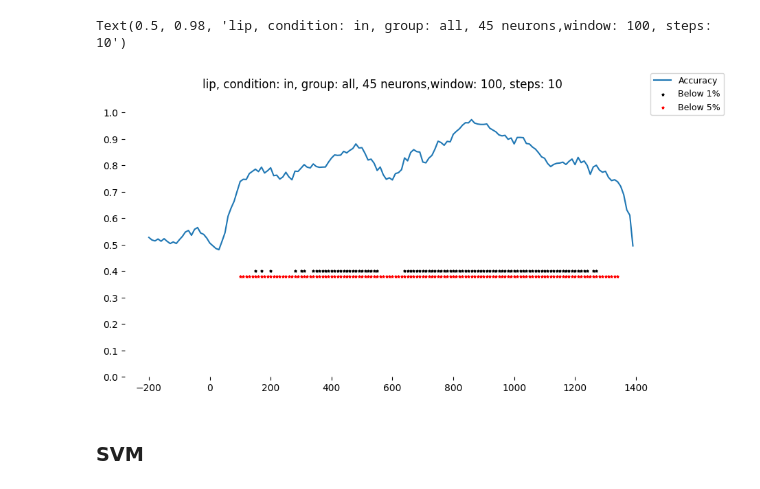
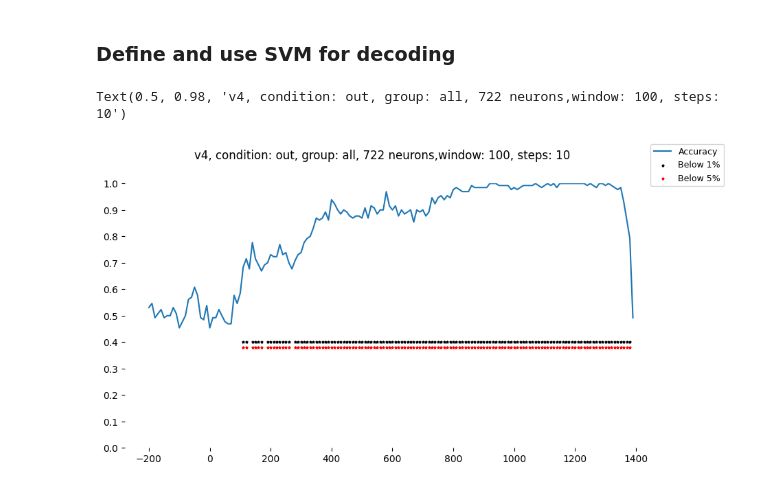
Before and after one commit to Ibos-lab/EphysVibe, a Jupyter notebook: examples/decoding.ipynb, the cells around one changed output. Cells and saved outputs as stored; diff of their text form; code cells hidden in the pictures.

Commit message:
Adapt svm decoding to new structures

```diff
--- a/examples/decoding.ipynb
+++ b/examples/decoding.ipynb
@@ -261,0 +224,34 @@ def plot_accuracy(scores,win_steps,neuron_max_shift,x_lim_min,x_lim_max,n_neuron
+# %%
+# load all  files
+paths_bhv,paths_sp=[],[]
+for line in lines_bhv:
+    paths_bhv.append(line.strip())
+for line in lines_sp:
+    paths_sp.append(line.strip())
+cgroup = "all"
+in_out="out"
+e_align="sample_on"
+win_size = 100
+step = 10
+fix_duration = 200
+sample_duration = 450
+fr_samples=[]
+max_n_trials = []
+num_neurons = 0
+to_decode ='neutral'
+def load_fr_samples(n_bhv:str,n_sp:str,n:int):
+    task,sp_avg = get_avg_fr(sp_path=n_sp,bhv_path =n_bhv,cgroup=cgroup,win=win_size,step=step,in_out=in_out,e_align=e_align,t_before=200,to_decode=to_decode)
+    return task,sp_avg
+tasks_all,frs_avg_all = [],[]
+
+for n_bhv,n_sp in zip(paths_bhv,paths_sp):
+    task,fr_avg = load_fr_samples(n_bhv,n_sp,1)
+    tasks_all.append(task)
+    frs_avg_all.append(fr_avg)
+
+# with Pool(1) as pool:
+#     async_fr = [pool.apply_async(load_fr_samples,args=(paths[n],n)) for n in np.arange(len(paths))]
+#     # frs = [asc.get() for asc in async_fr]
+#     for asc in async_fr:
+#         tasks_all.append(asc.get()[0])
+#         frs_avg_all.append(asc.get()[1])
@@ -262,3 +313,5 @@ def plot_accuracy(scores,win_steps,neuron_max_shift,x_lim_min,x_lim_max,n_neuron
+# %% [markdown]
+### Define and use SVM for decoding
 # %%
 model=  SVC(kernel='linear',C=20,decision_function_shape='ovr',gamma=0.001)
 # %%
@@ -266,11 +319,14 @@ le = LabelEncoder()
 
 le.fit(tasks[0]['sample'].unique())
 #all_df['sample']=le.transform(all_df['sample'])
-n_iterations = 1000
+n_iterations = 10
 rng = np.random.default_rng(seed=seed)
 it_seed = rng.integers(low=1, high=2023, size=n_iterations, dtype=int)
 windows = frs_avg[0].shape[2]
-# scores = run_svm_decoder(model,frs_avg,tasks,windows,min_trials,it_seed,n_it=0,le=le)
+scores=[]
+for n_it in range(n_iterations):
+    scores.append(run_svm_decoder(model,frs_avg,tasks,windows,min_trials,it_seed,n_it=n_it,le=le))
+
 # with Pool(5) as pool:
 #     async_scores = [pool.apply_async(run_svm_decoder,args=(model,frs_avg,tasks,windows,min_trials,it_seed,n,le)) for n in np.arange(n_iterations)]
 #     scores = [asc.get() for asc in async_scores]
@@ -279,7 +335,7 @@ n_neurons = 0
 for rec in range(len(frs_avg)):
     n_neurons +=frs_avg[rec].shape[1]
 # %%
-s_path = os.path.normpath(paths[0]).split(os.sep)
+s_path = os.path.normpath(paths_sp[0]).split(os.sep)
 fig,ax = plt.subplots(figsize=(10,5))
 x = ((np.arange(0, len(scores[0]))) - fix_duration / step) * 10
 ax.plot(x, np.array(scores).mean(axis=0), label="Accuracy")
@@ -293,34 +349,32 @@ mask_inf_5 = ss <= 0.05
 # stars
 ax.scatter(
     x[mask_inf],
     [threshole - 0.1] * len(x[mask_inf]),
     color="k",
     marker="*",
     label="Below 1%",
     s=6,
 )
 ax.scatter(
     x[mask_inf_5],
     [threshole - 0.12] * len(x[mask_inf_5]),
     color="r",
     marker="*",
     label="Below 5%",
     s=6,
 )
 ax.set_ylim(0, 1)
 ax.set_yticks(np.arange(0, 1.1, 0.1))
 # delete boundaries
 ax.spines["right"].set_visible(False)
 ax.spines["left"].set_visible(False)
 ax.spines["top"].set_visible(False)
 ax.spines["bottom"].set_visible(False)
 fig.legend(fontsize=9)
 fig.suptitle(
     "%s, condition: %s, group: %s, %d neurons,window: %d, steps: %d"
     % (s_path[-2], in_out, cgroup, n_neurons, win_size, step)
 )
 # %% [output]
-Text(0.5, 0.98, 'lip, condition: in, group: all, 45 neurons,window: 100, steps: 10')
+Text(0.5, 0.98, 'v4, condition: out, group: all, 722 neurons,window: 100, steps: 10')
-[figure, old version]
+[figure, new version]
-# %% [markdown]
-### SVM
```
Also changed, not shown: parts of 25 cells of this notebook, 1 other file.
